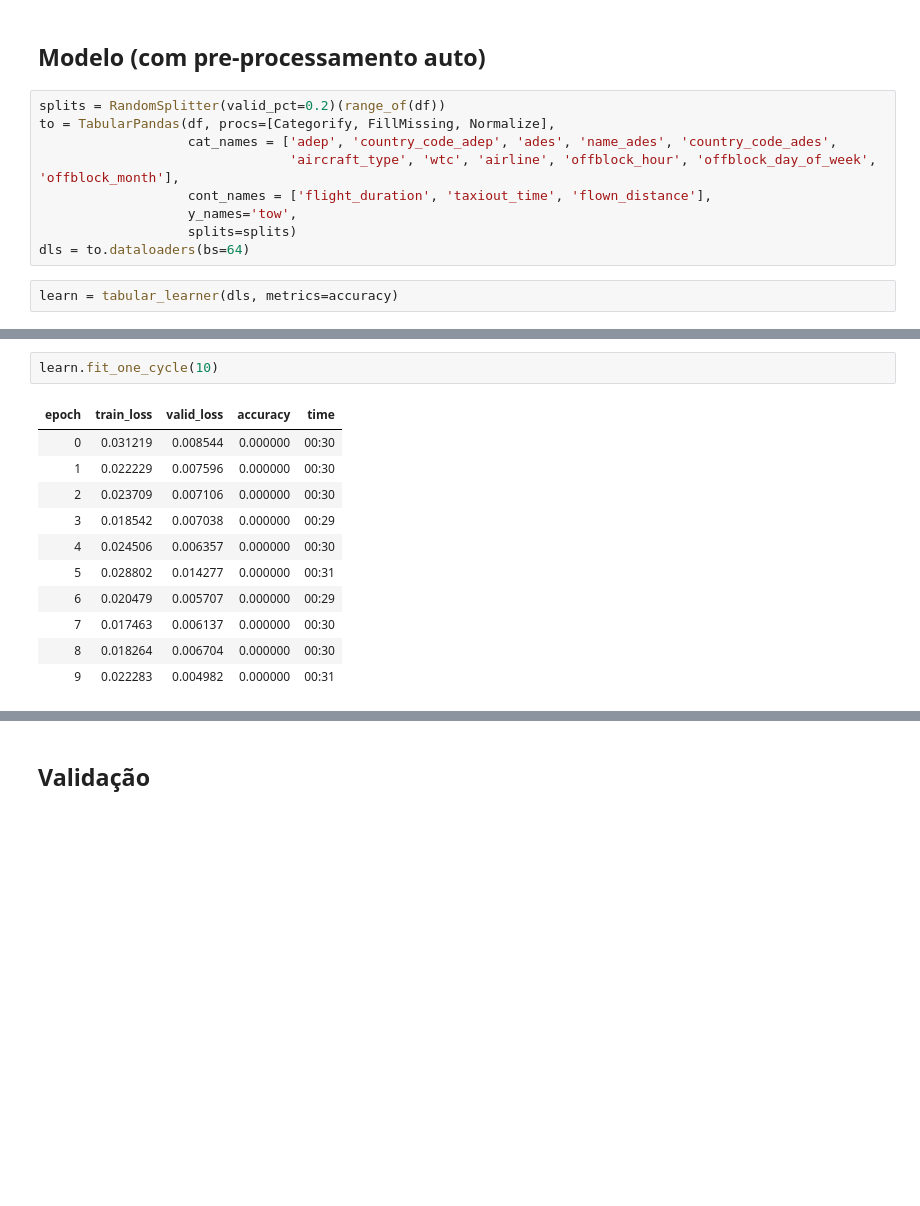
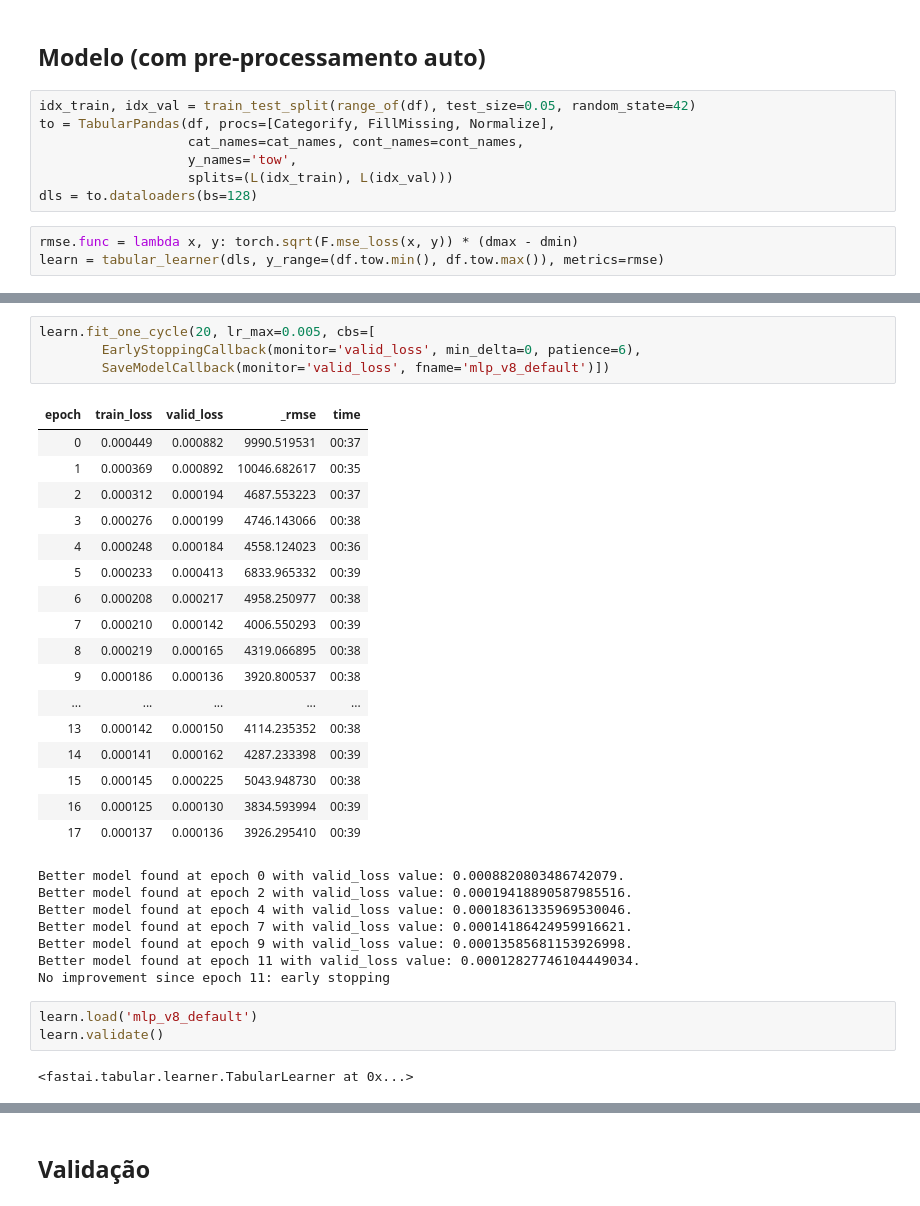
Before and after one commit to PRC-Data-Challenge-2024/team_tiny_rainbow, a Jupyter notebook: mlp.ipynb, the cells around one changed output, grey strips where cells are left out. Drawn from its saved outputs; the diff is of its cells as text; blank space fills up the shorter version.

```diff
--- a/mlp.ipynb
+++ b/mlp.ipynb
@@ -28,13 +46,12 @@ df.head()
 # %% [markdown]
 ## Modelo (com pre-processamento auto)
 # %%
-splits = RandomSplitter(valid_pct=0.2)(range_of(df))
+idx_train, idx_val = train_test_split(range_of(df), test_size=0.05, random_state=42)
 to = TabularPandas(df, procs=[Categorify, FillMissing, Normalize],
-                   cat_names = ['adep', 'country_code_adep', 'ades', 'name_ades', 'country_code_ades',
-                                'aircraft_type', 'wtc', 'airline', 'offblock_hour', 'offblock_day_of_week', 'offblock_month'],
-                   cont_names = ['flight_duration', 'taxiout_time', 'flown_distance'],
+                   cat_names=cat_names, cont_names=cont_names,
                    y_names='tow',
-                   splits=splits)
-dls = to.dataloaders(bs=64)
+                   splits=(L(idx_train), L(idx_val)))
+dls = to.dataloaders(bs=128)
 # %%
-learn = tabular_learner(dls, metrics=accuracy)
+rmse.func = lambda x, y: torch.sqrt(F.mse_loss(x, y)) * (dmax - dmin)
+learn = tabular_learner(dls, y_range=(df.tow.min(), df.tow.max()), metrics=rmse)
@@ -41,14 +64,34 @@ learn = tabular_learner(dls, metrics=accuracy)
 # %%
-learn.fit_one_cycle(10)
+learn.fit_one_cycle(20, lr_max=0.005, cbs=[
+        EarlyStoppingCallback(monitor='valid_loss', min_delta=0, patience=6),
+        SaveModelCallback(monitor='valid_loss', fname='mlp_v8_default')])
 # %% [output]
-| epoch | train_loss | valid_loss | accuracy | time |
-| 0 | 0.031219 | 0.008544 | 0.000000 | 00:30 |
-| 1 | 0.022229 | 0.007596 | 0.000000 | 00:30 |
-| 2 | 0.023709 | 0.007106 | 0.000000 | 00:30 |
-| 3 | 0.018542 | 0.007038 | 0.000000 | 00:29 |
-| 4 | 0.024506 | 0.006357 | 0.000000 | 00:30 |
-| 5 | 0.028802 | 0.014277 | 0.000000 | 00:31 |
-| 6 | 0.020479 | 0.005707 | 0.000000 | 00:29 |
-| 7 | 0.017463 | 0.006137 | 0.000000 | 00:30 |
-| 8 | 0.018264 | 0.006704 | 0.000000 | 00:30 |
-| 9 | 0.022283 | 0.004982 | 0.000000 | 00:31 |
+| epoch | train_loss | valid_loss | _rmse | time |
+| 0 | 0.000449 | 0.000882 | 9990.519531 | 00:37 |
+| 1 | 0.000369 | 0.000892 | 10046.682617 | 00:35 |
+| 2 | 0.000312 | 0.000194 | 4687.553223 | 00:37 |
+| 3 | 0.000276 | 0.000199 | 4746.143066 | 00:38 |
+| 4 | 0.000248 | 0.000184 | 4558.124023 | 00:36 |
+| 5 | 0.000233 | 0.000413 | 6833.965332 | 00:39 |
+| 6 | 0.000208 | 0.000217 | 4958.250977 | 00:38 |
+| 7 | 0.000210 | 0.000142 | 4006.550293 | 00:39 |
+| 8 | 0.000219 | 0.000165 | 4319.066895 | 00:38 |
+| 9 | 0.000186 | 0.000136 | 3920.800537 | 00:38 |
+| ... | ... | ... | ... | ... |
+| 13 | 0.000142 | 0.000150 | 4114.235352 | 00:38 |
+| 14 | 0.000141 | 0.000162 | 4287.233398 | 00:39 |
+| 15 | 0.000145 | 0.000225 | 5043.948730 | 00:38 |
+| 16 | 0.000125 | 0.000130 | 3834.593994 | 00:39 |
+| 17 | 0.000137 | 0.000136 | 3926.295410 | 00:39 |
+Better model found at epoch 0 with valid_loss value: 0.0008820803486742079.
+Better model found at epoch 2 with valid_loss value: 0.00019418890587985516.
+Better model found at epoch 4 with valid_loss value: 0.00018361335969530046.
+Better model found at epoch 7 with valid_loss value: 0.00014186424959916621.
+Better model found at epoch 9 with valid_loss value: 0.00013585681153926998.
+Better model found at epoch 11 with valid_loss value: 0.00012827746104449034.
+No improvement since epoch 11: early stopping
+# %%
+learn.load('mlp_v8_default')
+learn.validate()
+# %% [output]
+<fastai.tabular.learner.TabularLearner at 0x...>
```
Also changed, not shown: parts of 11 cells of this notebook, 2 other files.
